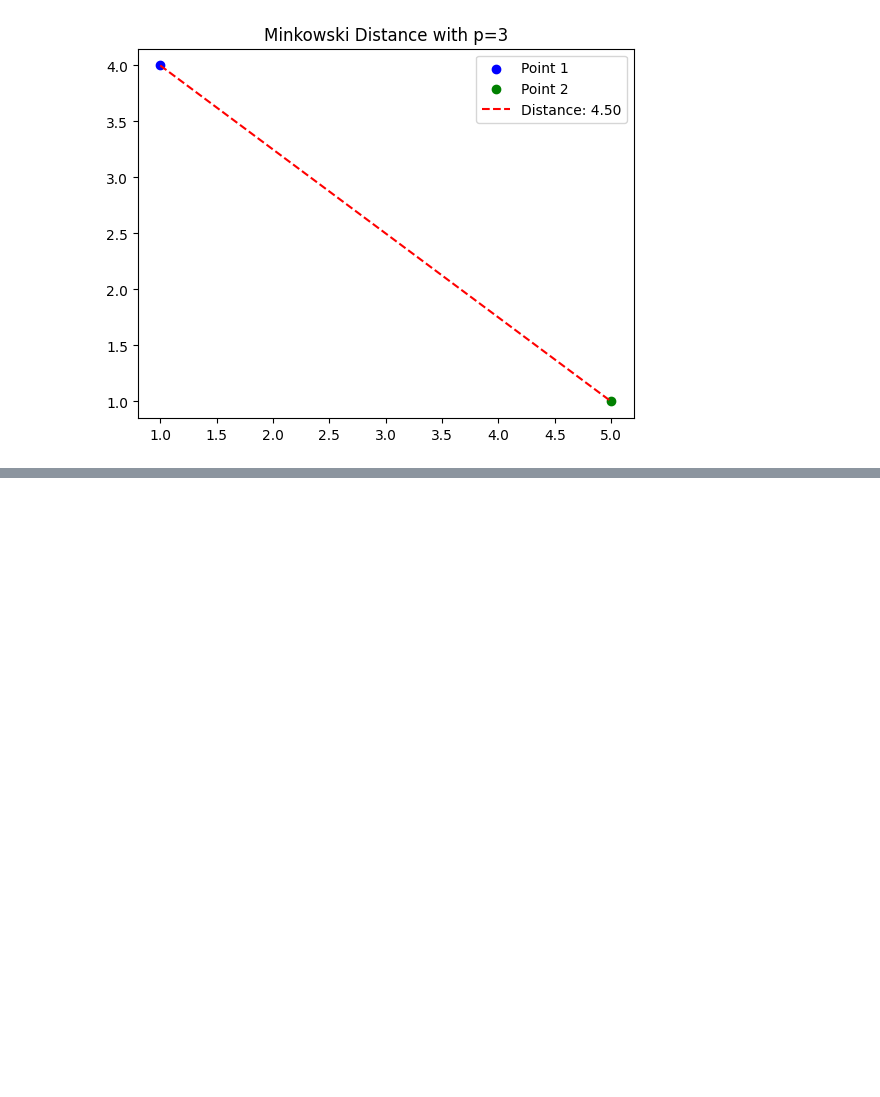
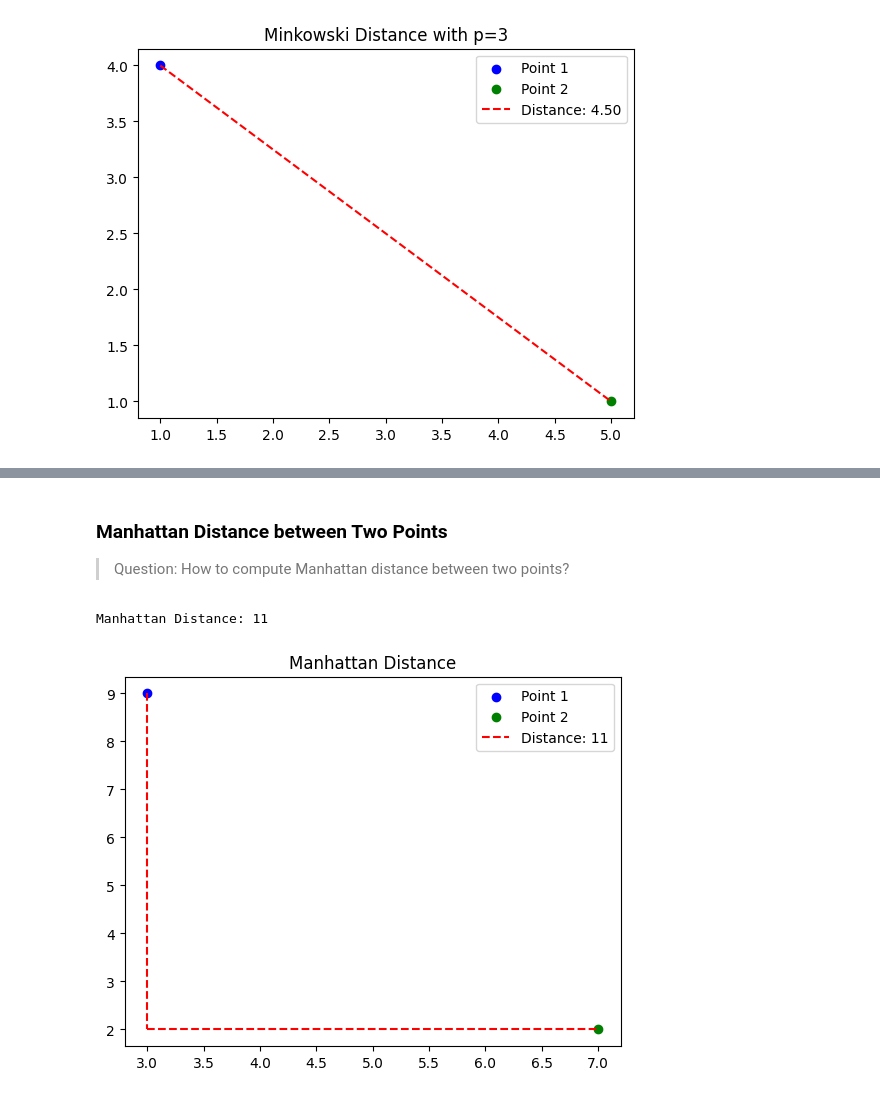
Before and after one commit to rubydamodar/SciPyMastery-From-Basics-to-Breakthroughs, a Jupyter notebook: Beginner Level/SCIPY-SPATIAL.ipynb, the cells around one changed output, grey strips where cells are left out. Cells and saved outputs as stored; diff of their text form; code cells hidden in the pictures; blank space fills up the shorter version.

```diff
--- a/Beginner Level/SCIPY-SPATIAL.ipynb
+++ b/Beginner Level/SCIPY-SPATIAL.ipynb
@@ -607,0 +651,23 @@ Minkowski Distance (p=3): 4.497941445275415
+# %% [markdown]
+### Manhattan Distance between Two Points
+> Question: How to compute Manhattan distance between two points?
+# %%
+# Points
+point1 = (3, 9)
+point2 = (7, 2)
+
+# Calculate Manhattan distance
+manhattan_dist = distance.cityblock(point1, point2)
+print(f"Manhattan Distance: {manhattan_dist}")
+
+# Plotting
+plt.scatter(*point1, color='blue', label='Point 1')
+plt.scatter(*point2, color='green', label='Point 2')
+plt.plot([point1[0], point1[0]], [point1[1], point2[1]], 'r--')
+plt.plot([point1[0], point2[0]], [point2[1], point2[1]], 'r--', label=f'Distance: {manhattan_dist}')
+plt.legend()
+plt.title('Manhattan Distance')
+plt.show()
+# %% [output]
+Manhattan Distance: 11
+[figure, added]
```
Also changed, not shown: parts of 10 cells of this notebook.
